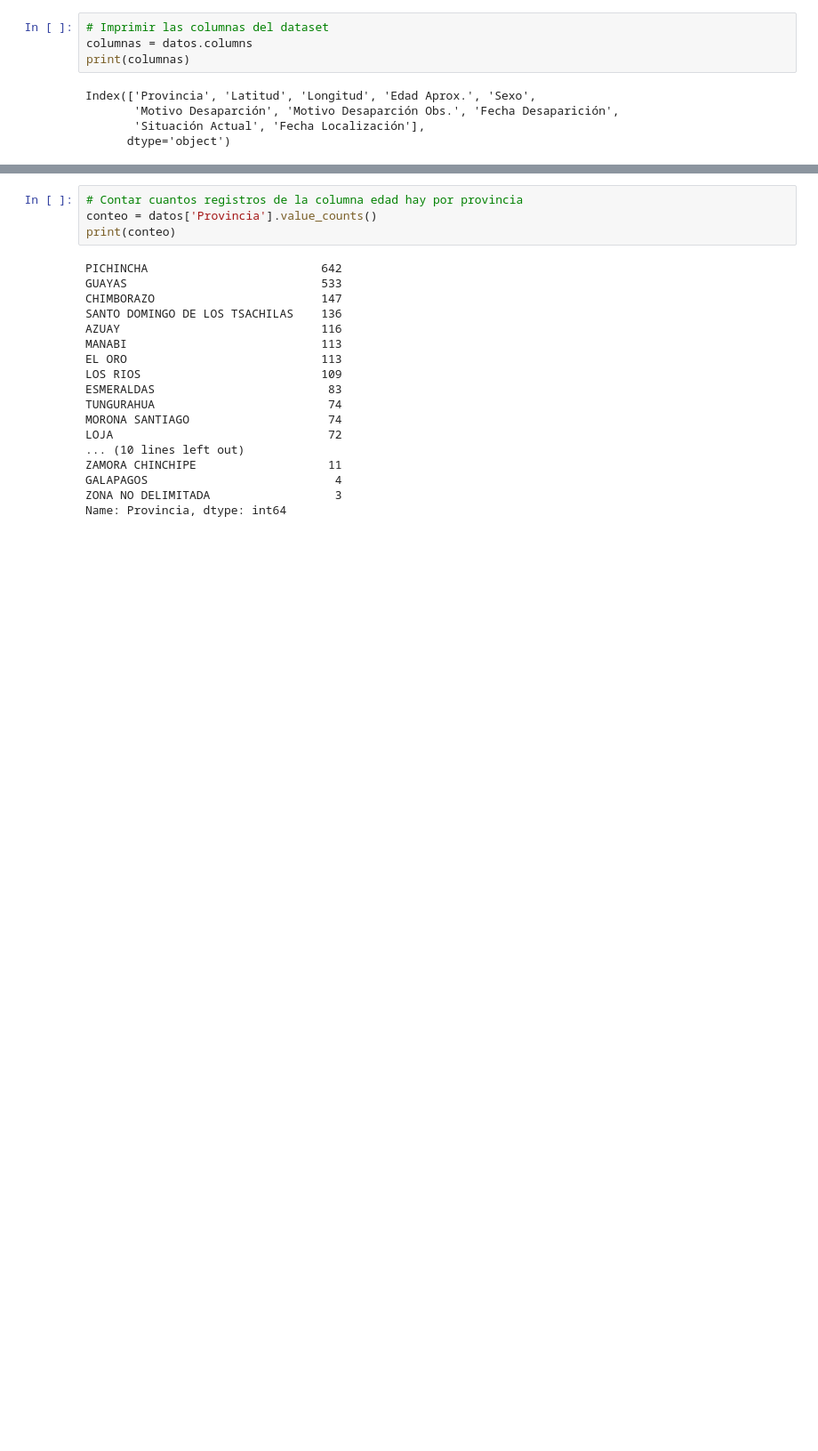
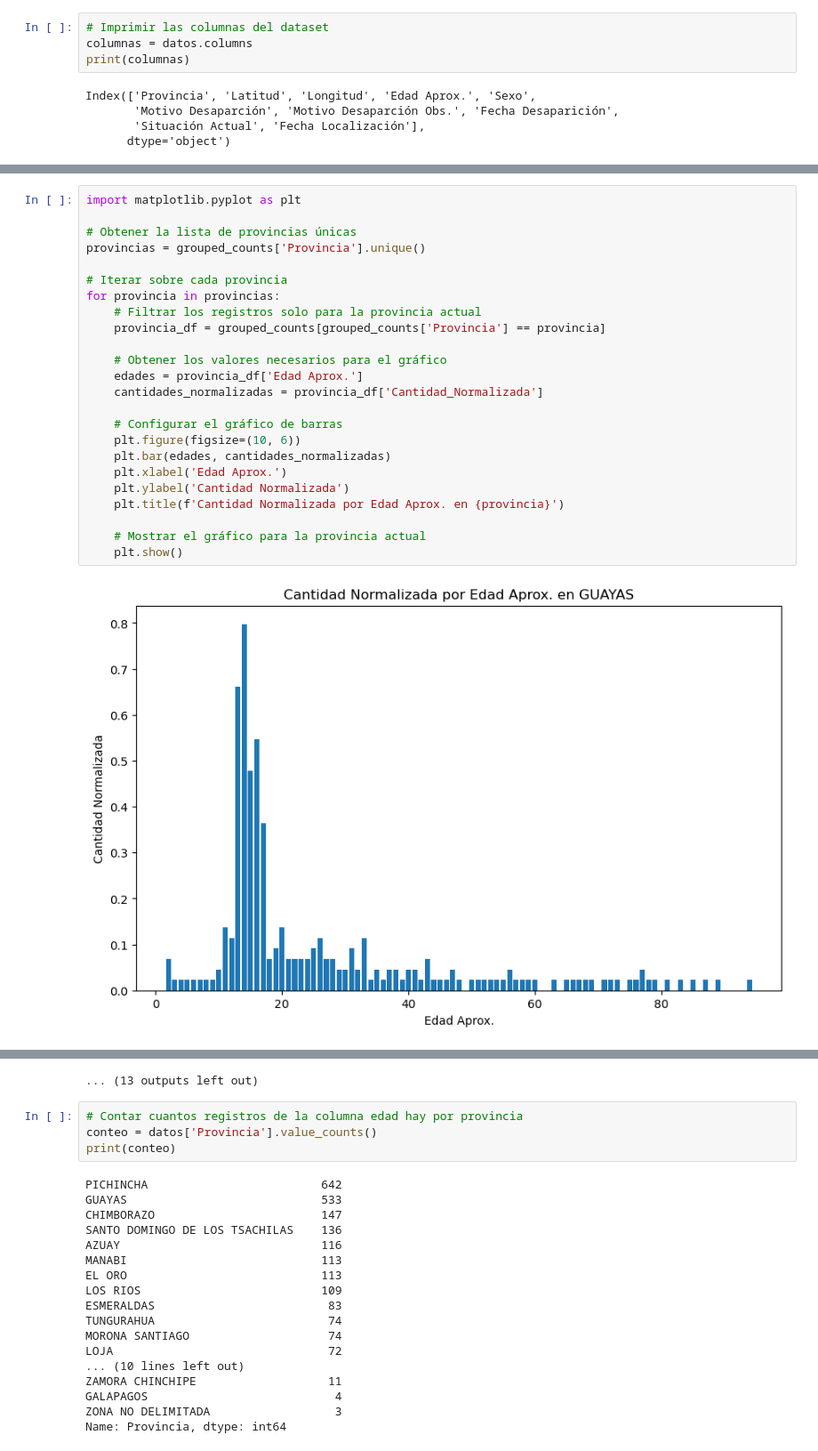
Before and after one commit to Xaviercv93/DataMinningMachineLearning, a Jupyter notebook: Proyecto_AnaliticaDescriptiva/Proyecto_AnalíticaDescriptiva_PersonasDesaparecidasEcuador.ipynb, the cells around one changed output, grey strips where cells are left out. Shown at 89% size. Drawn from its saved outputs; the diff is of its cells as text; blank space fills up the shorter version.

```diff
--- a/Proyecto_AnaliticaDescriptiva/Proyecto_AnalíticaDescriptiva_PersonasDesaparecidasEcuador.ipynb
+++ b/Proyecto_AnaliticaDescriptiva/Proyecto_AnalíticaDescriptiva_PersonasDesaparecidasEcuador.ipynb
@@ -29,0 +250,26 @@ Index(['Provincia', 'Latitud', 'Longitud', 'Edad Aprox.', 'Sexo',
+# %%
+import matplotlib.pyplot as plt
+
+# Obtener la lista de provincias únicas
+provincias = grouped_counts['Provincia'].unique()
+
+# Iterar sobre cada provincia
+for provincia in provincias:
+    # Filtrar los registros solo para la provincia actual
+    provincia_df = grouped_counts[grouped_counts['Provincia'] == provincia]
+
+    # Obtener los valores necesarios para el gráfico
+    edades = provincia_df['Edad Aprox.']
+    cantidades_normalizadas = provincia_df['Cantidad_Normalizada']
+
+    # Configurar el gráfico de barras
+    plt.figure(figsize=(10, 6))
+    plt.bar(edades, cantidades_normalizadas)
+    plt.xlabel('Edad Aprox.')
+    plt.ylabel('Cantidad Normalizada')
+    plt.title(f'Cantidad Normalizada por Edad Aprox. en {provincia}')
+
+    # Mostrar el gráfico para la provincia actual
+    plt.show()
+# %% [output]
+[figure, added]
@@ -30,3 +287,4 @@ Index(['Provincia', 'Latitud', 'Longitud', 'Edad Aprox.', 'Sexo',
+... (13 outputs left out)
 # %%
 # Contar cuantos registros de la columna edad hay por provincia
 conteo = datos['Provincia'].value_counts()
```
Also changed, not shown: parts of 16 cells of this notebook, 1 other file.
